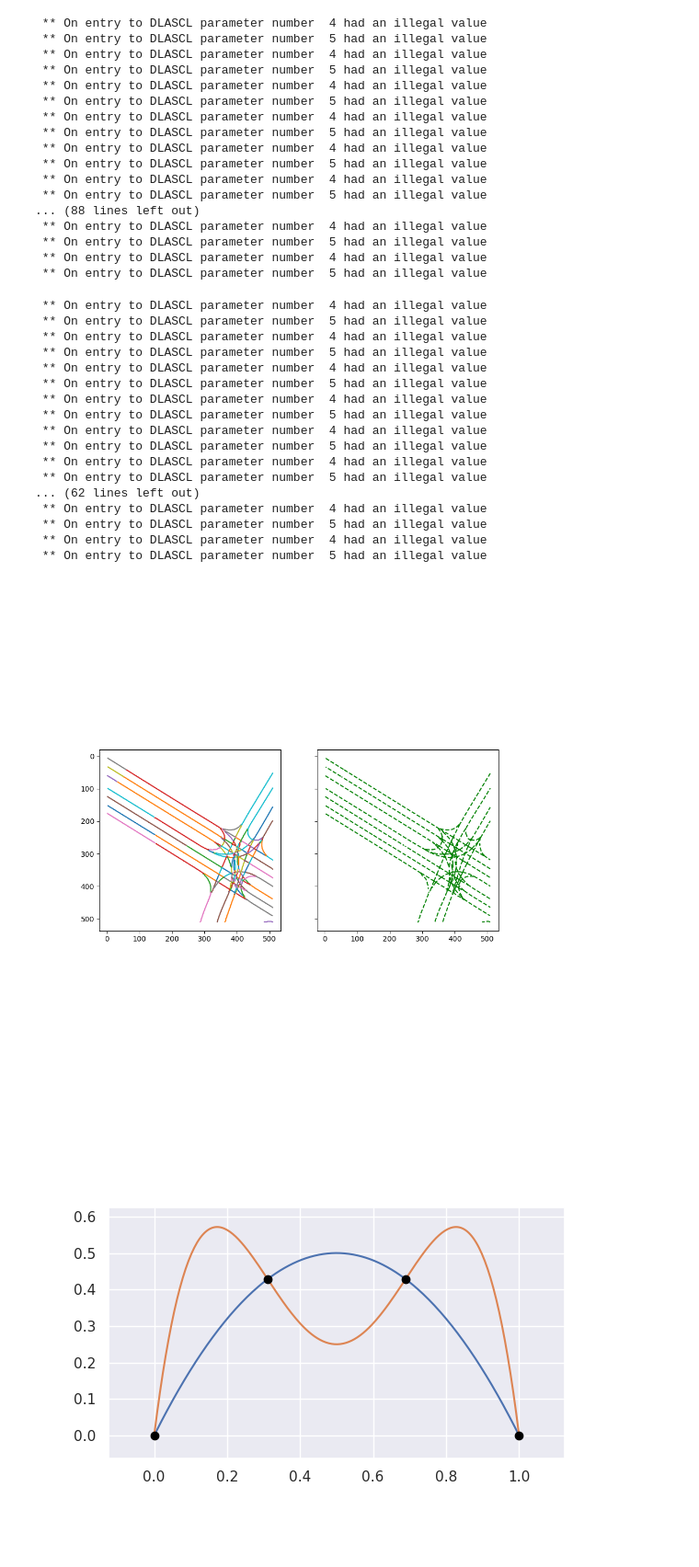
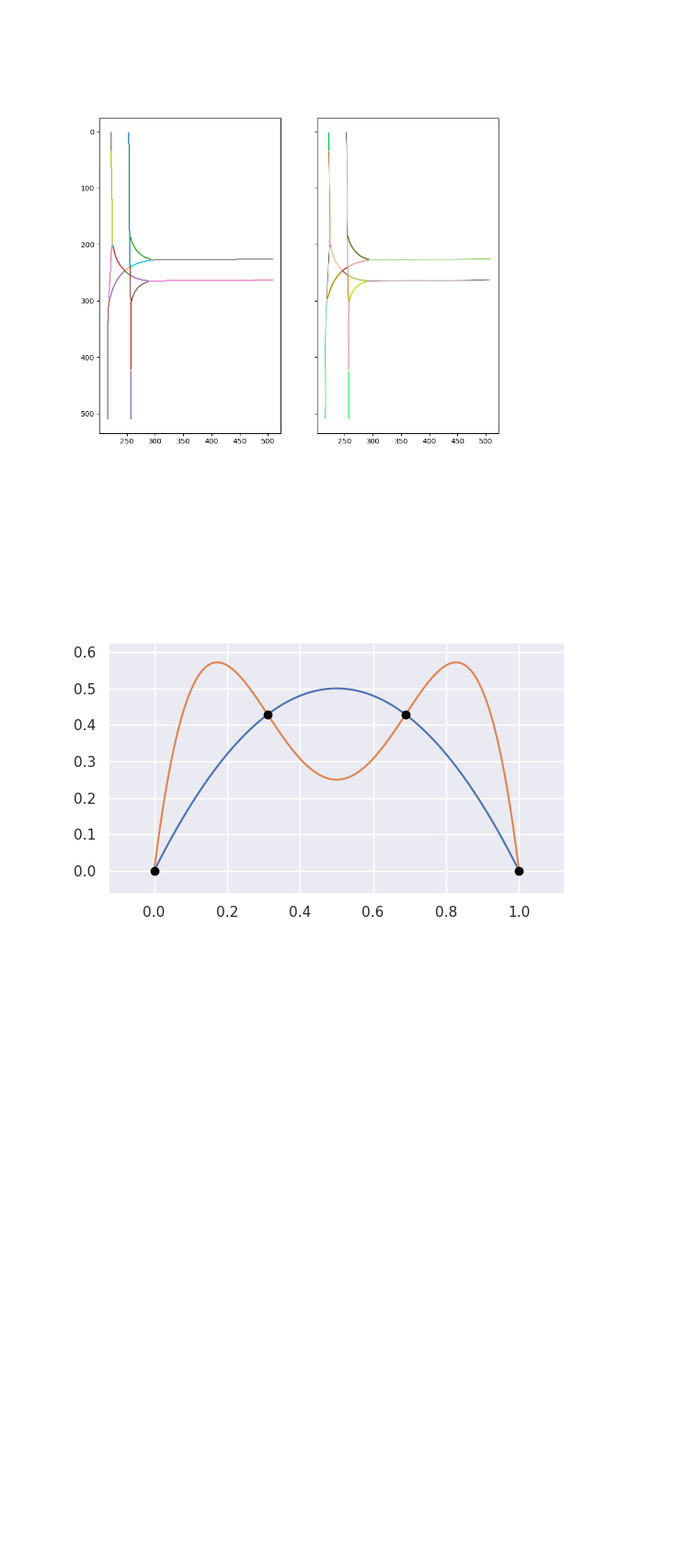
Before and after one commit to Excitablecell/extract-raster-network, a Jupyter notebook: extract_lanes.ipynb, the cells around one changed output. Shown: that part at 92% size. Saved outputs shown, nothing was run; the diff lists cells and outputs as text; code cells hidden in the pictures; blank space fills up the shorter version.

Commit message:
feat: add cubic spline 2d fit

```diff
--- a/extract_lanes.ipynb
+++ b/extract_lanes.ipynb
@@ -100,10 +89,13 @@ plot_graph(graph)
 # %%
-# define the true objective function
-def linear_fit(x, a, b):
-    return a * x + b
-
-def cubic_fit(x, a, b, c, d):
-    return a * x**3 + b * x**2 + c * x + d
+# def generate_frenet_frame(centerline_pts: np.ndarray):
+def generate_frenet_frame(xs: np.ndarray, ys: np.ndarray):
+    cubic_spline = CubicSpline2D(xs, ys)
+    s = np.arange(0, cubic_spline.s[-1], 1)
+    # s = np.linspace(0, cubic_spline.s[-1], xs.shape[0])
+    ref_xy = [cubic_spline.calc_position(i_s) for i_s in s]
+    ref_yaw = [cubic_spline.calc_yaw(i_s) for i_s in s]
+    ref_rk = [cubic_spline.calc_curvature(i_s) for i_s in s]
+    return cubic_spline, np.column_stack((ref_xy, ref_yaw, ref_rk))
 
 def plot_polylines(polylines: list) -> None:
     fig, axes = plt.subplots(1, 2, figsize=(10, 10), sharex=True, sharey=True)
@@ -122,14 +114,14 @@ def plot_polylines(polylines: list) -> None:
         ys = polyline[:, 1]
         axes[0].plot(xs, ys)
 
-        # cubic_spline, ref_curve = generate_frenet_frame(xs, ys)
-        # dy = np.sin(ref_curve[:, 2]) / 5
-        # dx = np.cos(ref_curve[:, 2]) / 5
-        # axes[1].quiver(ref_curve[:, 0], ref_curve[:, 1], dx, dy, color=color[i], angles='xy', scale_units='xy', scale=0.1)
+        cubic_spline, ref_curve = generate_frenet_frame(xs, ys)
+        dy = np.sin(ref_curve[:, 2]) / 5
+        dx = np.cos(ref_curve[:, 2]) / 5
+        axes[1].quiver(ref_curve[:, 0], ref_curve[:, 1], dx, dy, color=color[i], angles='xy', scale_units='xy', scale=0.1)
 
-        popt, pcov = curve_fit(cubic_fit, xs, ys, check_finite=True)
-        fit_score = np.linalg.cond(pcov)
-        axes[1].plot(xs, cubic_fit(xs, *popt), 'g--')
+        # popt, pcov = curve_fit(cubic_func, xs, ys, check_finite=True)
+        # fit_score = np.linalg.cond(pcov)
+        # axes[1].plot(xs, cubic_func(xs, *popt), 'g--')
 
     # img_skeleton = render_skeleton(img, skel, (255, 0, 0))
     # img_network = render_network(img, g, (0, 255, 0))
@@ -181,38 +156,4 @@ plot_polylines(polylines)
- ** On entry to DLASCL parameter number  4 had an illegal value
- ** On entry to DLASCL parameter number  5 had an illegal value
- ** On entry to DLASCL parameter number  4 had an illegal value
- ** On entry to DLASCL parameter number  5 had an illegal value
- ** On entry to DLASCL parameter number  4 had an illegal value
- ** On entry to DLASCL parameter number  5 had an illegal value
- ** On entry to DLASCL parameter number  4 had an illegal value
- ** On entry to DLASCL parameter number  5 had an illegal value
- ** On entry to DLASCL parameter number  4 had an illegal value
- ** On entry to DLASCL parameter number  5 had an illegal value
- ** On entry to DLASCL parameter number  4 had an illegal value
- ** On entry to DLASCL parameter number  5 had an illegal value
-... (88 lines left out)
- ** On entry to DLASCL parameter number  4 had an illegal value
- ** On entry to DLASCL parameter number  5 had an illegal value
- ** On entry to DLASCL parameter number  4 had an illegal value
- ** On entry to DLASCL parameter number  5 had an illegal value
- ** On entry to DLASCL parameter number  4 had an illegal value
- ** On entry to DLASCL parameter number  5 had an illegal value
- ** On entry to DLASCL parameter number  4 had an illegal value
- ** On entry to DLASCL parameter number  5 had an illegal value
- ** On entry to DLASCL parameter number  4 had an illegal value
- ** On entry to DLASCL parameter number  5 had an illegal value
- ** On entry to DLASCL parameter number  4 had an illegal value
- ** On entry to DLASCL parameter number  5 had an illegal value
- ** On entry to DLASCL parameter number  4 had an illegal value
- ** On entry to DLASCL parameter number  5 had an illegal value
- ** On entry to DLASCL parameter number  4 had an illegal value
- ** On entry to DLASCL parameter number  5 had an illegal value
-... (62 lines left out)
- ** On entry to DLASCL parameter number  4 had an illegal value
- ** On entry to DLASCL parameter number  5 had an illegal value
- ** On entry to DLASCL parameter number  4 had an illegal value
- ** On entry to DLASCL parameter number  5 had an illegal value
-[figure, old version]
+[figure, new version]
 # %%
 import bezier
 import seaborn
```
Also changed, not shown: parts of 4 cells of this notebook, 1 other file.
